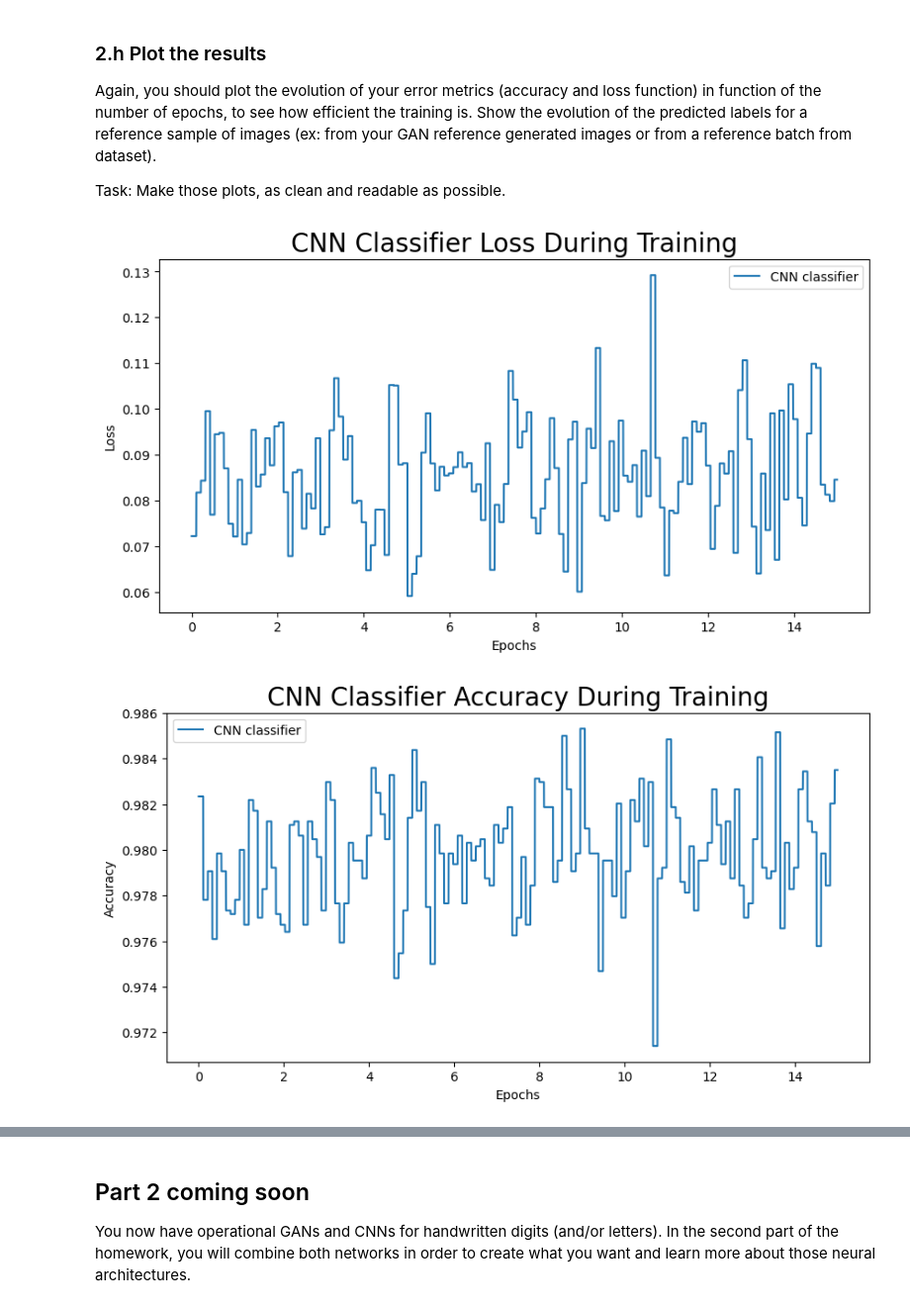
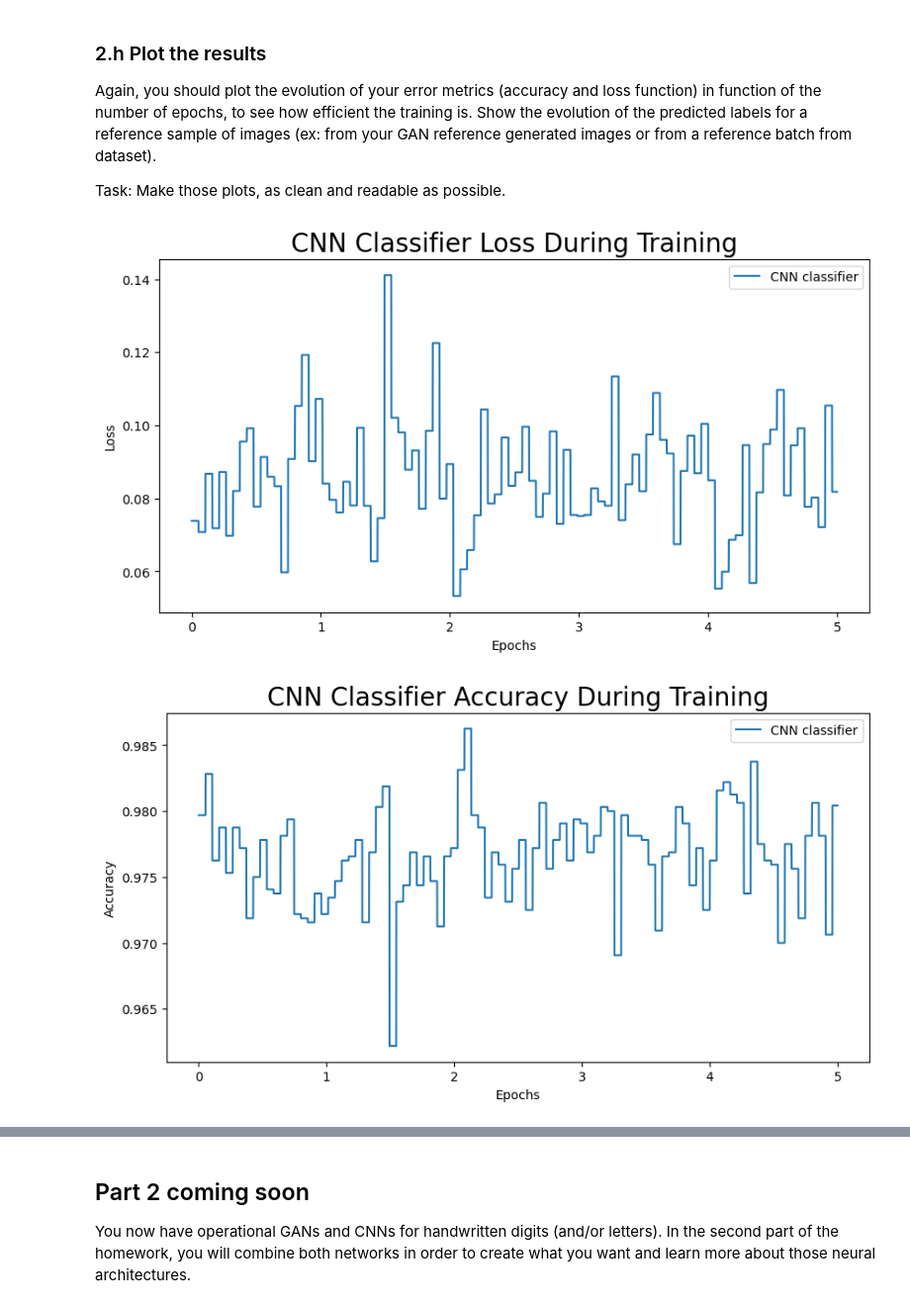
Before and after one commit to Pietro-Gavazzi/linma2472-project, a Jupyter notebook: project3/siqi.ipynb, the cells around one changed output, grey strips where cells are left out. Shown: that part at 99% size. Cells and saved outputs as stored; diff of their text form; code cells hidden in the pictures.

```diff
--- a/project3/siqi.ipynb
+++ b/project3/siqi.ipynb
@@ -999,7 +903,7 @@ Let's just first define the number of iterations (epochs) that the training will
 # Number of epochs for the training
 # Predefined value: num_epochs_cnn = 15
 
-num_epochs_cnn = 15
+num_epochs_cnn = 5
 # %% [markdown]
 It is important to keep track of the evolution of the error metrics during the training process. A simple idea is to store the values of the metrics in arrays, at least after every epoch.
 
@@ -1065,14 +969,14 @@ def train_CNN(classifier, num_epochs_cnn, dataloader, batch_size):
             #training the cnn classifer wrt the real x data
             result = classifier(xdata)
             #returning a new tensor with the same data as the self tensor but of a different shape
-            y_hat = classifier.predictLabels(result)
+            y_hat = classifier.predictLabels(result)[0]
             #computing loss
-            loss_cnn = loss_function_cnn(result,ydata)
+            loss_cnn = loss_function_cnn(result, ydata)
 
             #backpropagate the error in cnn
             loss_cnn.backward()
             dx_cnn = result.mean().item()
-            acc_cnn = computeCNNAccuracy(ydata, y_hat[0])
+            acc_cnn = computeCNNAccuracy(y_hat, ydata)
             optimizer_cnn.step()
 
             # print some info evey 50 iters
@@ -1096,7 +1000,7 @@ def train_CNN(classifier, num_epochs_cnn, dataloader, batch_size):
 
     classifier.eval()
 
-    return acc_list, losses_list, img_list, epoch_list
+    return acc_list, losses_list, epoch_list
 # %%
-acc_list_cnn, losses_list_cnn, img_list_cnn, epoch_list_cnn = train_CNN(cnn, num_epochs_cnn, train_loader, batch_size)
+acc_list_cnn, losses_list_cnn, epoch_list_cnn = train_CNN(cnn, num_epochs_cnn, train_loader, batch_size)
 # %% [output]
@@ -1128,7 +1032,7 @@ Task: Make those plots, as clean and readable as possible.
 # TO COMPLETE
 
 x_epochs = torch.arange(0, len(train_loader) * num_epochs_cnn) / len(train_loader)
-y_cnn_loss = step_avg(losses_list_cnn, 200)
+y_cnn_loss = step_avg(losses_list_cnn, 100)
 
 plt.figure(figsize=(10,5))
 plt.title("CNN Classifier Loss During Training")
@@ -1139,20 +1043,20 @@ plt.legend()
 plt.savefig('./Figures/cnn_loss.svg')
 plt.show()
 # %% [output]
-[figure, old version]
+[figure, new version]
 # %%
-y_cnn_acc = step_avg(acc_list_cnn, 200)
+y_cnn_acc = step_avg(acc_list_cnn, 100)
 
 plt.figure(figsize=(10,5))
 plt.title("CNN Classifier Accuracy During Training")
 plt.plot(x_epochs, y_cnn_acc, label="CNN classifier")
 plt.xlabel("Epochs")
 plt.ylabel("Accuracy")
 plt.legend()
 plt.savefig('./Figures/cnn_acc.svg')
 plt.show()
 # %% [output]
-[figure, old version]
+[figure, new version]
 # %%
 def classification_acc_CNN(classifier, data_loader, batch_size=batch_size):
     accuracy_list = []
```
Also changed, not shown: parts of 18 cells of this notebook, 3 other files.
